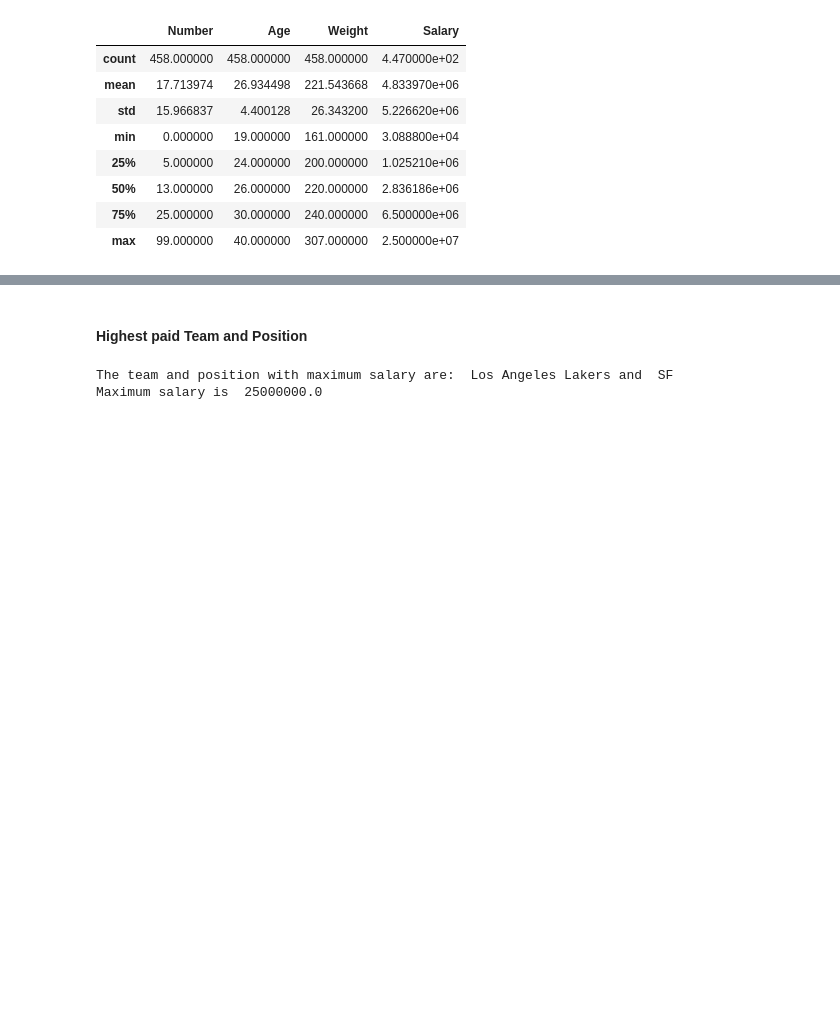
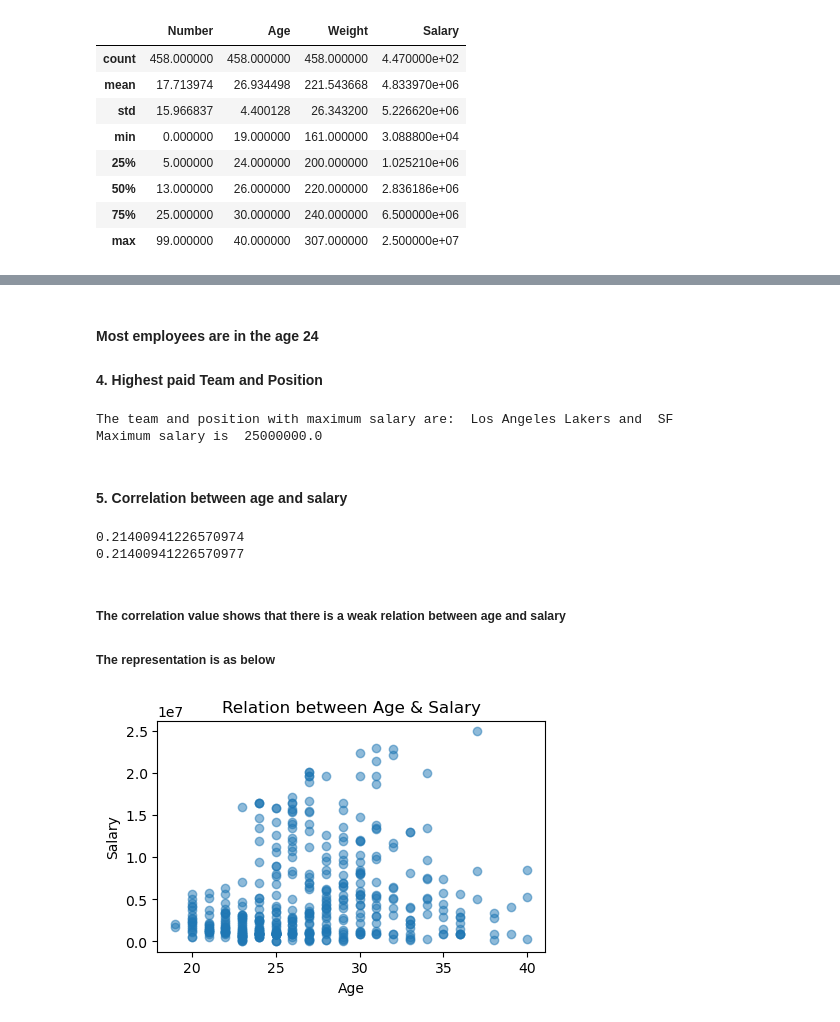
Before and after one commit to Shalini210688/entryprojects, a Jupyter notebook: ABC Company Employee Analysis.ipynb, the cells around one changed output, grey strips where cells are left out. Saved outputs shown, nothing was run; the diff lists cells and outputs as text; code cells hidden in the pictures; blank space fills up the shorter version.

```diff
--- a/ABC Company Employee Analysis.ipynb
+++ b/ABC Company Employee Analysis.ipynb
@@ -127,7 +141,9 @@ fig.show()
 # %% [output]
 [interactive output not drawn]
 # %% [markdown]
-#### Highest paid Team and Position
+#### Most employees are in the age 24
+
+#### 4. Highest paid Team and Position
 # %%
 df_max = df.sort_values(by = ['Salary'], ascending=False).iloc[0]
 print("The team and position with maximum salary are: ",df_max['Team'],"and ",df_max['Position'])
@@ -135,3 +151,26 @@ print("Maximum salary is ",df_max['Salary'])
 # %% [output]
 The team and position with maximum salary are:  Los Angeles Lakers and  SF
 Maximum salary is  25000000.0
+# %% [markdown]
+#### 5. Correlation between age and salary
+# %%
+age_array = df['Age']
+salary_array = df['Salary']
+#calculating correlation value between age and salary
+print(age_array.corr(salary_array))
+print(salary_array.corr(age_array))
+# %% [output]
+0.21400941226570974
+0.21400941226570977
+# %% [markdown]
+##### The correlation value shows that there is a weak relation between age and salary
+##### The representation is as below
+# %%
+plt.figure(figsize =(5,3))
+plt.scatter(age_array, salary_array, alpha=0.5)
+plt.xlabel('Age')
+plt.ylabel('Salary')
+plt.title("Relation between Age & Salary")
+plt.show()
+# %% [output]
+[figure, added]
```
Also changed, not shown: parts of 11 cells of this notebook, 2 other files.
